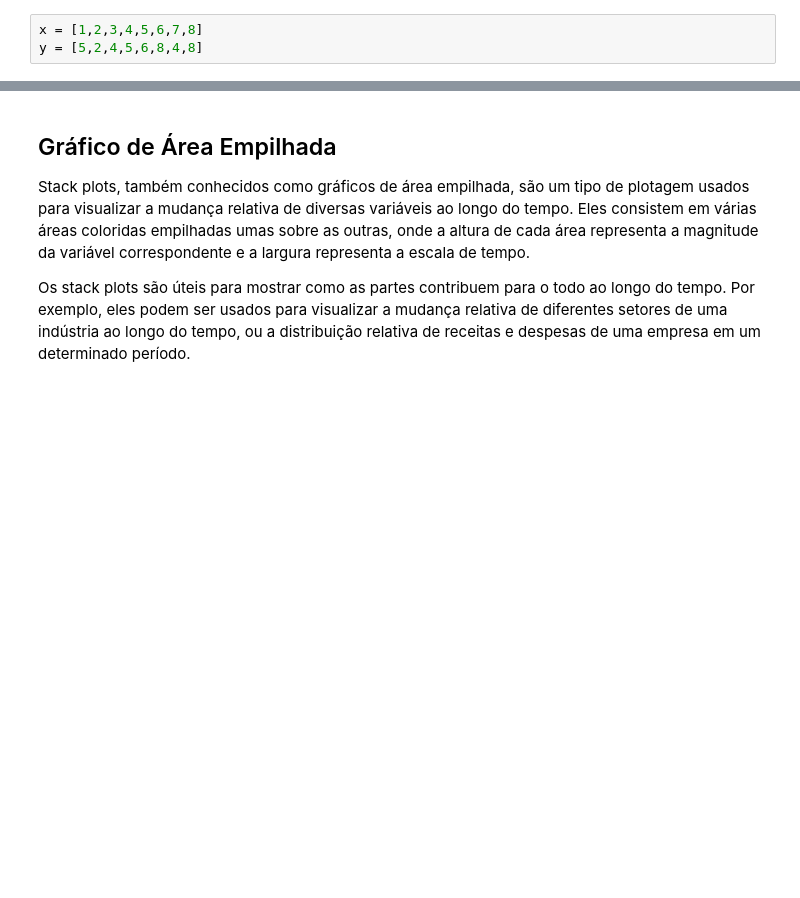
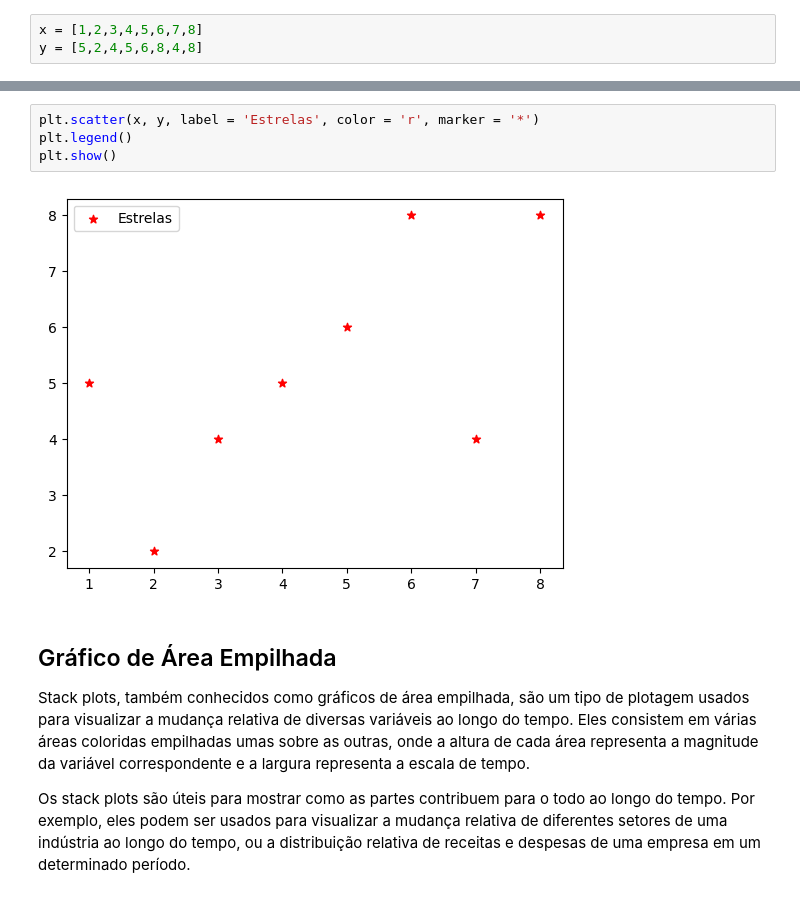
Before and after one commit to natanaelgsneto/Python-JupyterNotebook, a Jupyter notebook: 15-Cap11/DSA-Python-Cap11-Matplotlib.ipynb, the cells around one changed output, grey strips where cells are left out. Saved outputs shown, nothing was run; the diff lists cells and outputs as text; blank space fills up the shorter version.

```diff
--- a/15-Cap11/DSA-Python-Cap11-Matplotlib.ipynb
+++ b/15-Cap11/DSA-Python-Cap11-Matplotlib.ipynb
@@ -123,3 +137,9 @@ plt.show()
+# %%
+plt.scatter(x, y, label = 'Estrelas', color = 'r', marker = '*')
+plt.legend()
+plt.show()
+# %% [output]
+[figure, added]
 # %% [markdown]
 ## Gráfico de Área Empilhada
 
```
Also changed, not shown: parts of 19 cells of this notebook.
